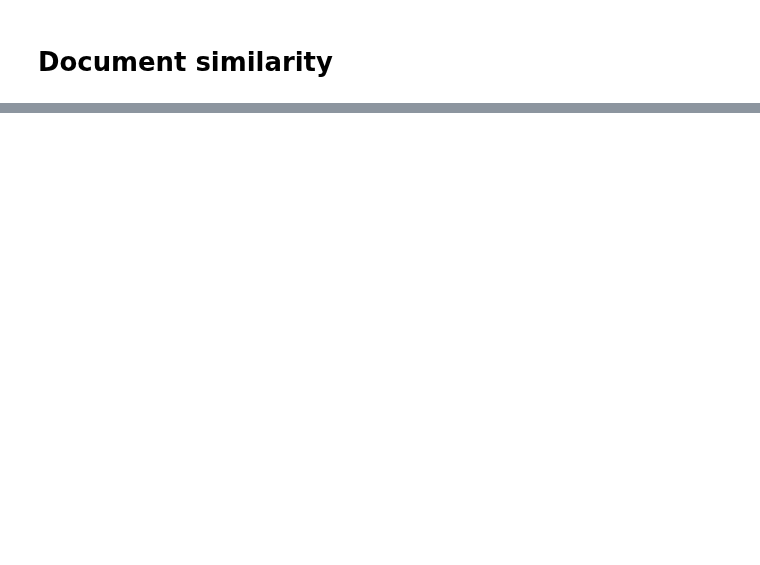
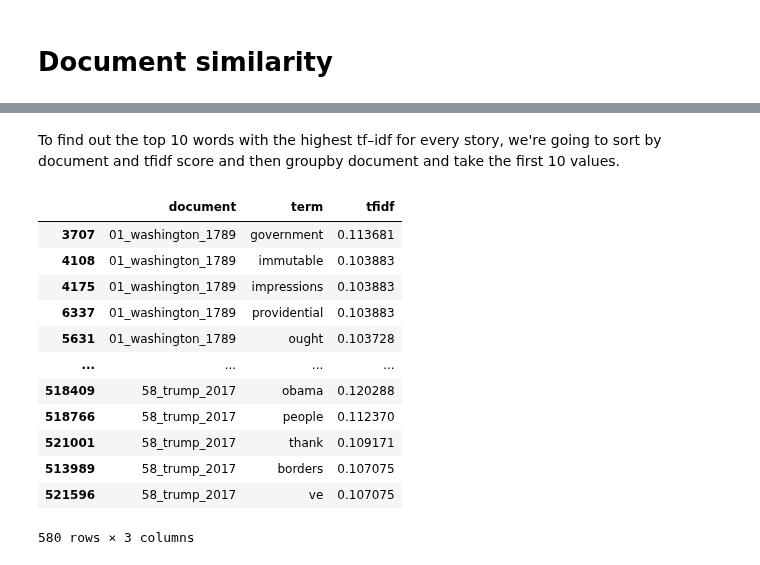
Before and after one commit to alex-smith-uwec/NLP_Spring2025, a Jupyter notebook: Inauguration_TF_IDF_Scikit_Learn.ipynb, the cells around one changed output, grey strips where cells are left out. Saved outputs shown, nothing was run; the diff lists cells and outputs as text; code cells hidden in the pictures; blank space fills up the shorter version.

```diff
--- a/Inauguration_TF_IDF_Scikit_Learn.ipynb
+++ b/Inauguration_TF_IDF_Scikit_Learn.ipynb
@@ -116,0 +275,2 @@ plt.show()
+# %%
+tfidf_df = tfidf_df.drop('00_Document Frequency', errors='ignore')
@@ -116,0 +281,22 @@ plt.show()
+# %%
+tfidf_df = tfidf_df.stack().reset_index()
+# %%
+tfidf_df = tfidf_df.rename(columns={0:'tfidf', 'level_0': 'document','level_1': 'term', 'level_2': 'term'})
+# %% [markdown]
+To find out the top 10 words with the highest tf–idf for every story, we're going to sort by document and tfidf score and then groupby document and take the first 10 values.
+# %%
+tfidf_df.sort_values(by=['document','tfidf'], ascending=[True,False]).groupby(['document']).head(10)
+# %% [output]
+|  | document | term | tfidf |
+| 3707 | 01_washington_1789 | government | 0.113681 |
+| 4108 | 01_washington_1789 | immutable | 0.103883 |
+| 4175 | 01_washington_1789 | impressions | 0.103883 |
+| 6337 | 01_washington_1789 | providential | 0.103883 |
+| 5631 | 01_washington_1789 | ought | 0.103728 |
+| ... | ... | ... | ... |
+| 518409 | 58_trump_2017 | obama | 0.120288 |
+| 518766 | 58_trump_2017 | people | 0.112370 |
+| 521001 | 58_trump_2017 | thank | 0.109171 |
+| 513989 | 58_trump_2017 | borders | 0.107075 |
+| 521596 | 58_trump_2017 | ve | 0.107075 |
+580 rows × 3 columns
```
Also changed, not shown: parts of 71 cells of this notebook.
